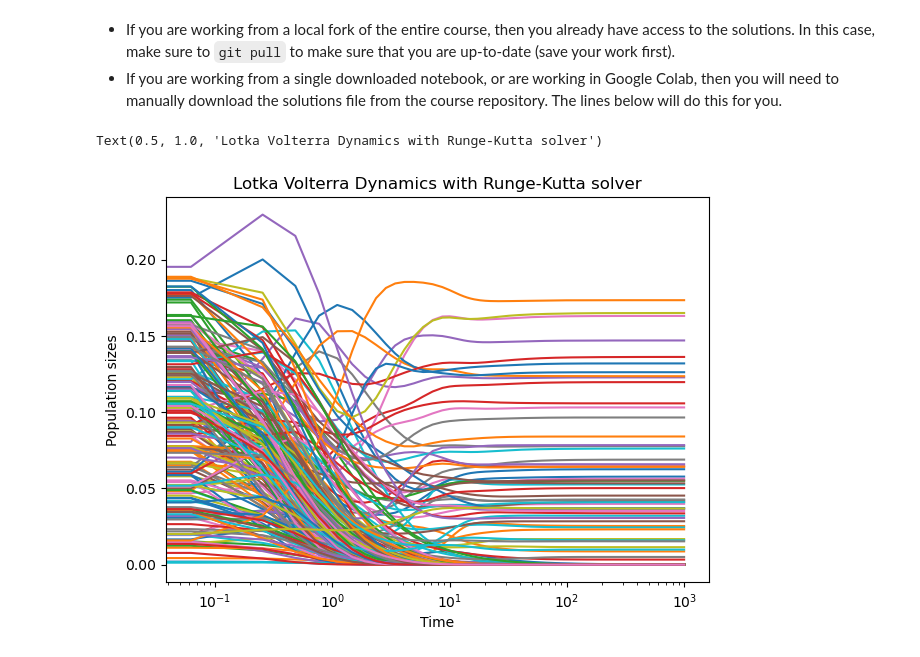
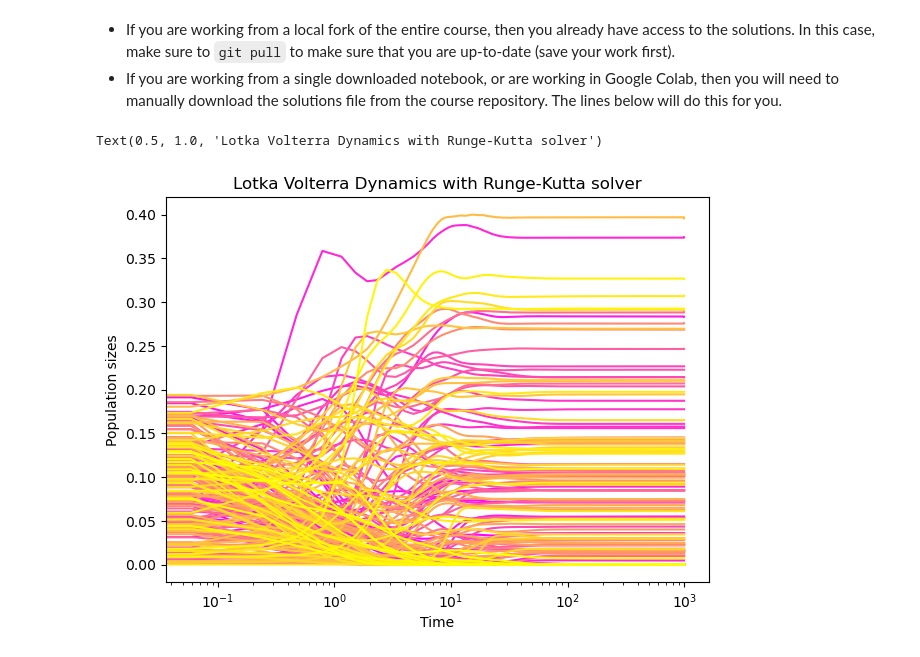
Before and after one commit to lilyminguyen/PHY-329, a Jupyter notebook: Homework/HW4/04_lotka_volterra.ipynb, the cells around one changed output. Drawn from its saved outputs; the diff is of its cells as text; code cells hidden in the pictures.

```diff
--- a/Homework/HW4/04_lotka_volterra.ipynb
+++ b/Homework/HW4/04_lotka_volterra.ipynb
@@ -167,24 +179,27 @@ class LotkaVolterraWithJacobian(LotkaVolterra):
 + If you are working from a single downloaded notebook, or are working in Google Colab, then you will need to manually download the solutions file from the course repository. The lines below will do this for you.
 # %%
 ## Optional: Download and import the instructor solutions
-import requests
-ns={}
-exec(requests.get('https://raw.githubusercontent.com/williamgilpin/cphy/main/hw/solutions/lotka_volterra.py', timeout=10).text, ns);
-LotkaVolterra = ns['LotkaVolterra']
-LotkaVolterraWithJacobian = ns['LotkaVolterraWithJacobian']
+# import requests
+# ns={}
+# exec(requests.get('https://raw.githubusercontent.com/williamgilpin/cphy/main/hw/solutions/lotka_volterra.py', timeout=10).text, ns);
+# LotkaVolterra = ns['LotkaVolterra']
+# LotkaVolterraWithJacobian = ns['LotkaVolterraWithJacobian']
 # %%
 ## Initialize simulation parameters
 N = 200
-lv = LotkaVolterra(N, random_state=0)
+lv = LotkaVolterra(N, random_state=123)
 # initial population sizes of all species should be greater than one
 n0 = 0.2 * np.random.uniform(size=(N,))
 sol = solve_ivp(lv.rhs, [0, 1000], n0, method="RK45")
 plt.figure(figsize=(7, 5))
-plt.semilogx(sol.t, sol.y.T);
+
+cmap = plt.cm.get_cmap('spring', sol.y.shape[0])
+for i in range(sol.y.shape[0]):
+    plt.semilogx(sol.t, sol.y[i], color=cmap(i / sol.y.shape[0]));
 plt.xlabel("Time")
 plt.ylabel("Population sizes")
 plt.title("Lotka Volterra Dynamics with Runge-Kutta solver")
 # %% [output]
 Text(0.5, 1.0, 'Lotka Volterra Dynamics with Runge-Kutta solver')
-[figure, old version]
+[figure, new version]
 # %%
```
Also changed, not shown: parts of 7 cells of this notebook, 7 other files.
